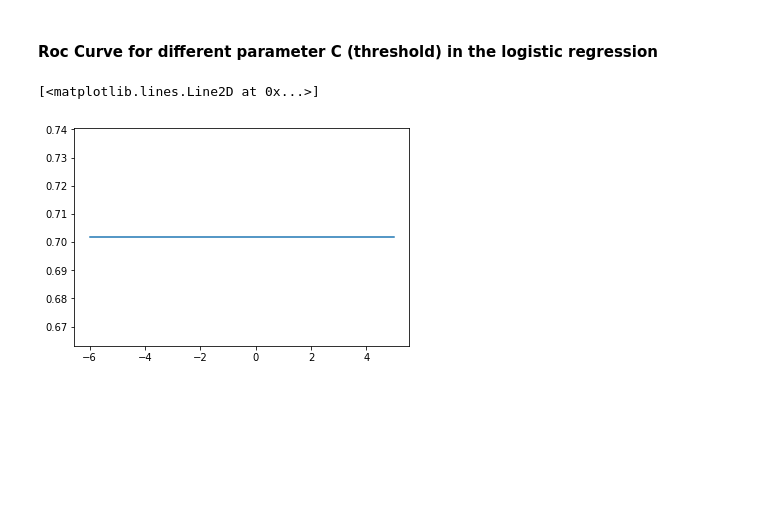
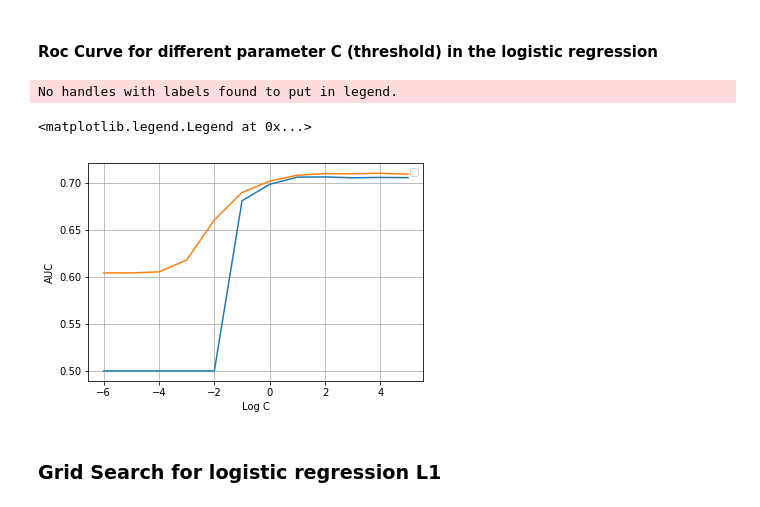
Before and after one commit to safwatmohamed/mythesis, a Jupyter notebook: initialAnalysis.ipynb, the cells around one changed output. Drawn from its saved outputs; the diff is of its cells as text; code cells hidden in the pictures; blank space fills up the shorter version.

Commit message:
changed metrics, grid search

```diff
--- a/initialAnalysis.ipynb
+++ b/initialAnalysis.ipynb
@@ -350,16 +392,31 @@ plot_regularization(X_train, X_train.columns);
 # %% [markdown]
 #### Roc Curve for different parameter C (threshold) in the logistic regression
 # %%
-a, par = [], []
+
+a_l1, a_l2, par= [], [], []#AUC score for different parameter C a_l1,
 for c in np.arange(-6, 6):
-    lr = LogisticRegression(solver='lbfgs', penalty='l2', C=10.**c, random_state=1)
-    lr.fit(X_train, y_train)
-    y_proba_l2 = lr_rigid.predict_proba(X_test)[:, 1]
-    fpr_l2, tpr_l2, threshold_l2 = metrics.roc_curve(y_test, y_proba_l2)
-    auc = metrics.auc(fpr_l2, tpr_l2)
-    a.append(auc)
+    lr_l1 = LogisticRegression(penalty='l1', C=10.**c, random_state=1)
+    lr_l2 = LogisticRegression(solver='lbfgs', penalty='l2', C=10.**c, random_state=1)
+    lr_l1.fit(X_train, y_train)
+    lr_l2.fit(X_train, y_train)
+    y_proba_l1 = lr_l1.predict_proba(X_test)[:, 1]
+    y_proba_l2 = lr_l2.predict_proba(X_test)[:, 1]
+    fpr_l1, tpr_l1, _ = metrics.roc_curve(y_test, y_proba_l1)
+    fpr_l2, tpr_l2, _ = metrics.roc_curve(y_test, y_proba_l2)
+    auc_l1 = metrics.auc(fpr_l1, tpr_l1)
+    auc_l2 = metrics.auc(fpr_l2, tpr_l2)
+    a_l1.append(auc_l1)
+    a_l2.append(auc_l2)
     par.append(c)
-plt.plot(par, a)
+plt.ylabel('AUC')
+plt.xlabel('Log C')
+plt.grid(True)
+plt.plot(par, a_l1)
+plt.plot(par, a_l2)
+plt.legend()
 # %% [output]
-[<matplotlib.lines.Line2D at 0x...>]
+No handles with labels found to put in legend.
+<matplotlib.legend.Legend at 0x...>
-[figure, old version]
+[figure, new version]
+# %% [markdown]
+### Grid Search for logistic regression L1
```
Also changed, not shown: parts of 20 cells of this notebook.
